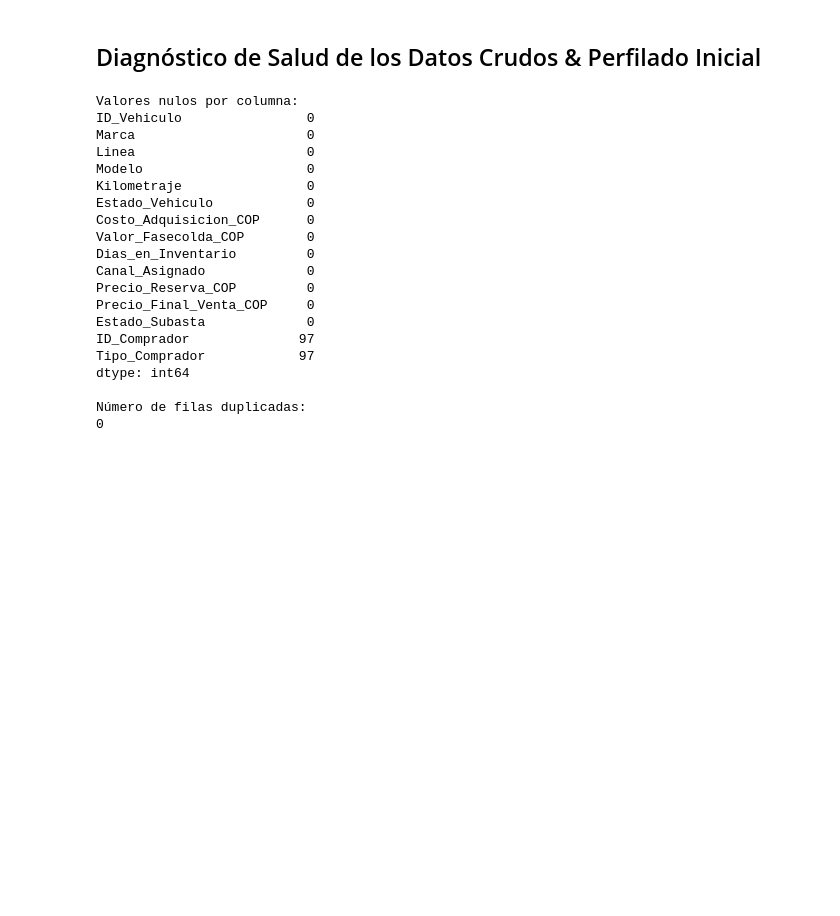
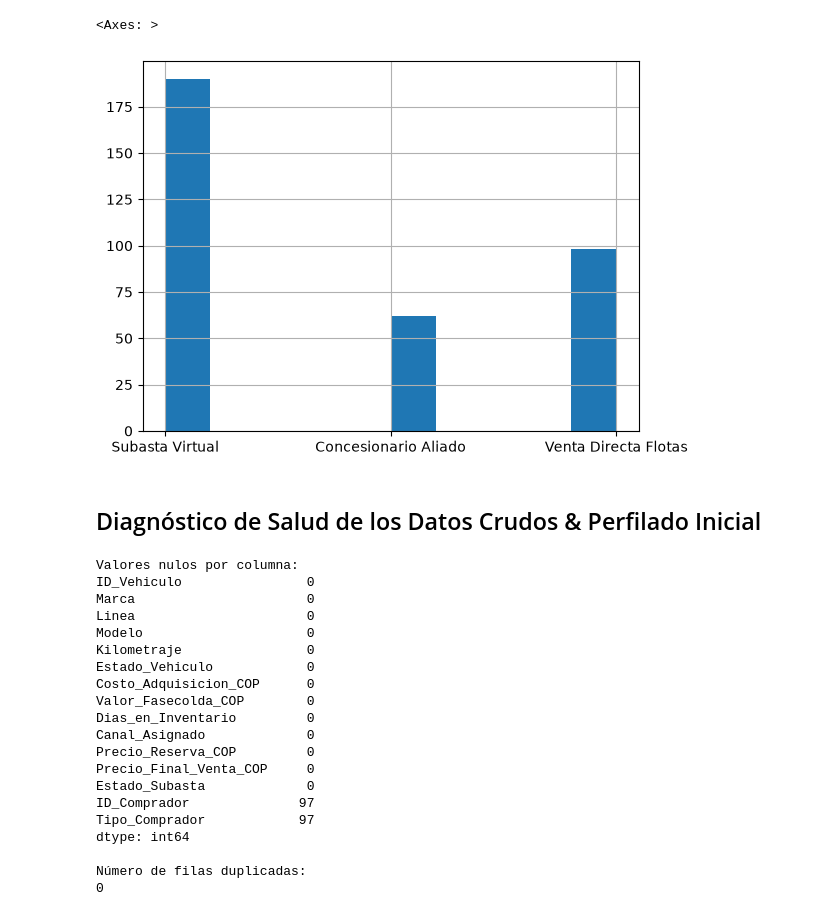
Before and after one commit to jdarizasa/Caso-de-Uso-Analista-de-Datos, a Jupyter notebook: notebooks/01_EDA.ipynb, the cells around one changed output. Drawn from its saved outputs; the diff is of its cells as text; code cells hidden in the pictures; blank space fills up the shorter version.

```diff
--- a/notebooks/01_EDA.ipynb
+++ b/notebooks/01_EDA.ipynb
@@ -5,3 +17,8 @@
+# %%
+df['Canal_Asignado'].hist()
+# %% [output]
+<Axes: >
+[figure, added]
 # %%
 # Build an EDA (Exploratory Data Analysis) for the dataset data/data/raw/inventario_subastas_simon.csv
 import numpy
```
Also changed, not shown: parts of 2 cells of this notebook, 3 other files.
